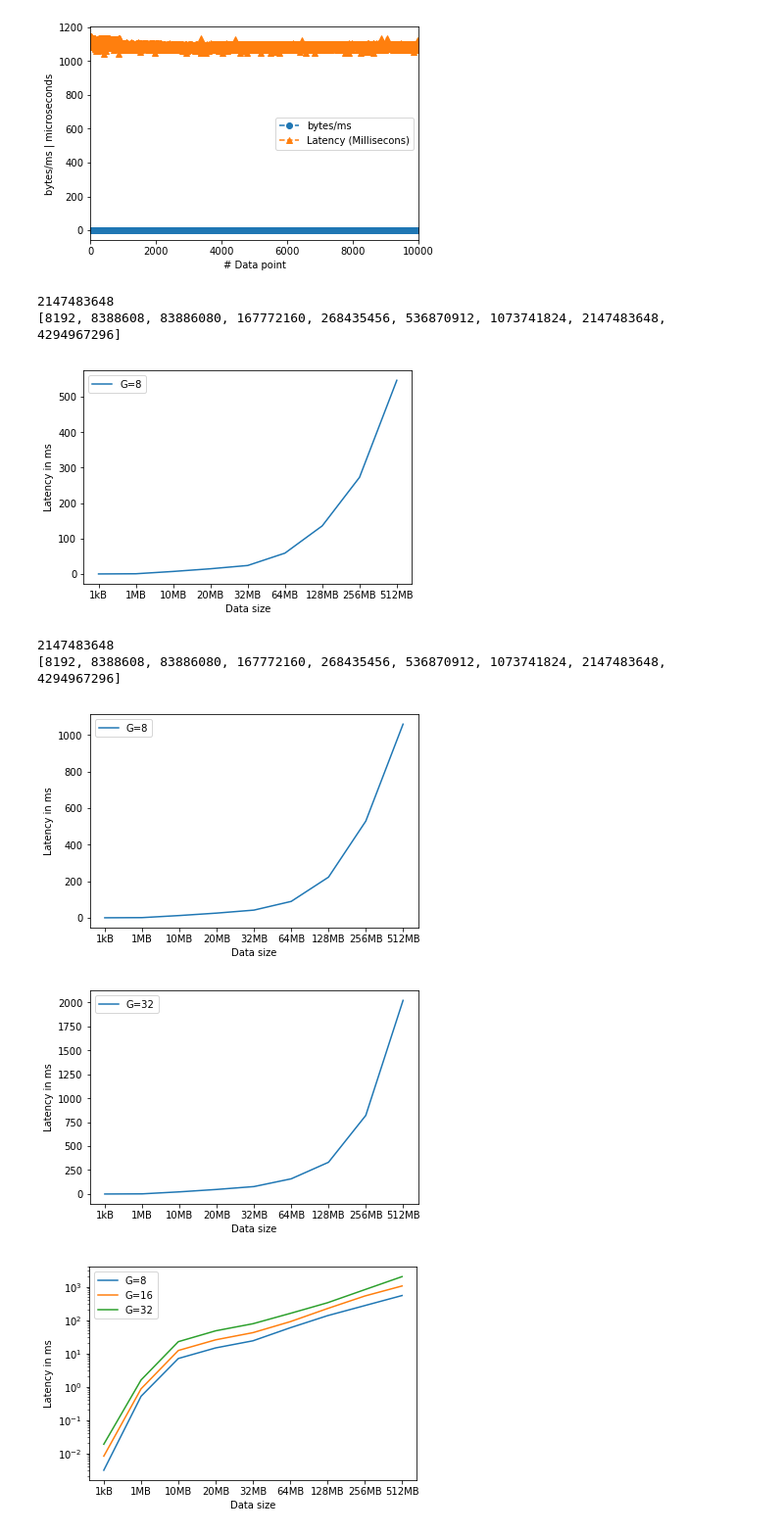
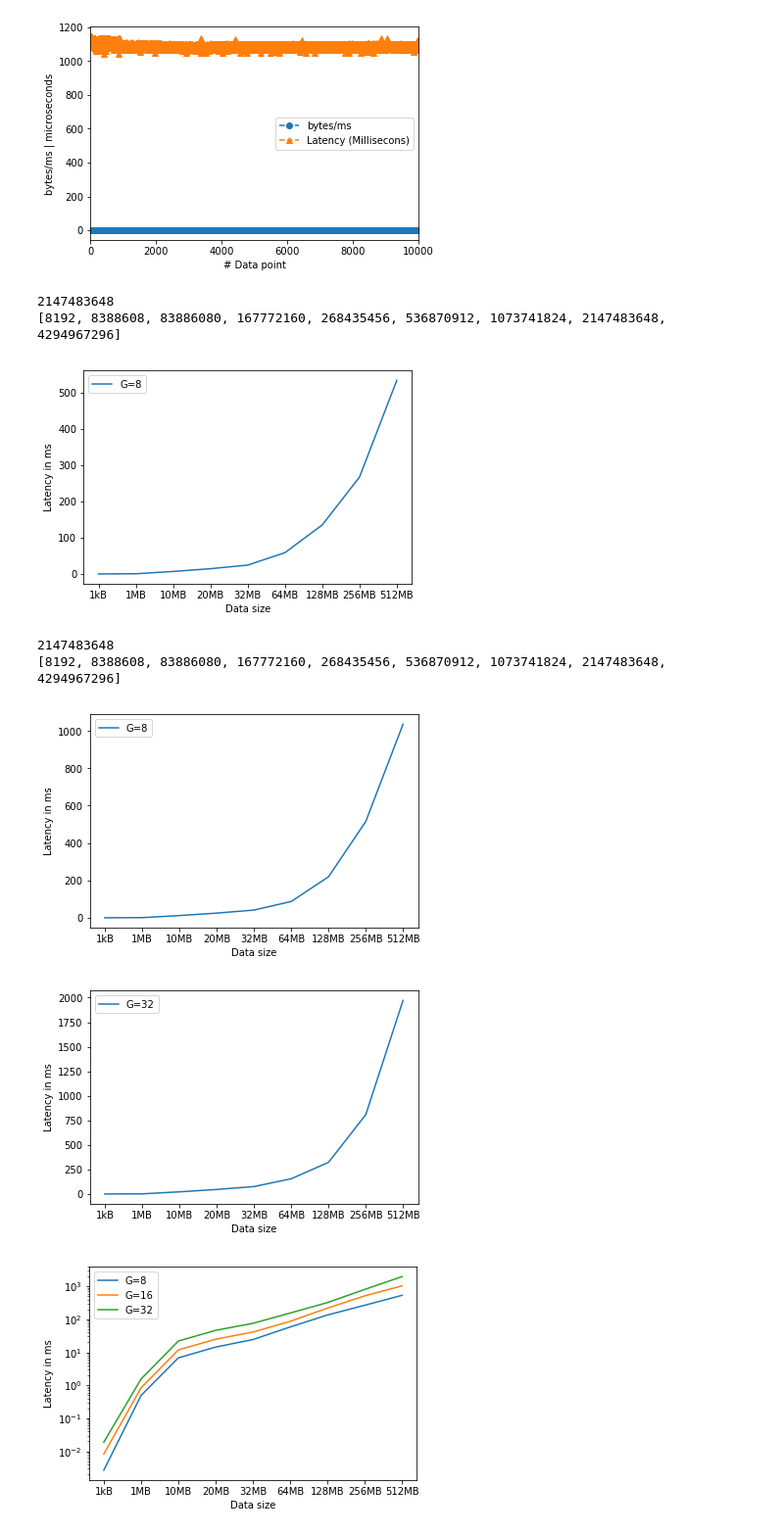
Before and after one commit to looopTools/sw9-source, a Jupyter notebook: RLNC_performance_study.ipynb, the cells around one changed output. Shown at 98% size. Saved outputs shown, nothing was run; the diff lists cells and outputs as text; code cells hidden in the pictures.

```diff
--- a/RLNC_performance_study.ipynb
+++ b/RLNC_performance_study.ipynb
@@ -104,15 +104,15 @@ def get_latency(file_name):
     latency = [entry[6]/1000 for entry in data] # convert to milliseconds
     return np.average(latency)
 
-one_kb = 'results/1510751197_full_vector_encoder_1_0_8_128'
-one_mb = 'results/1510751438_full_vector_encoder_1_0_8_131072'
-ten_mb = 'results/1510752389_full_vector_encoder_1_0_8_1310720'
-twenty_mb = 'results/1510822030_full_vector_encoder_1_0_8_2621440'
-thirdy_two_mb = 'results/1510824925_full_vector_encoder_1_0_8_4194304'
-sixty_four_mb = 'results/1510836357_full_vector_encoder_1_0_8_8388608'
-one_hundre_and_twenty_eight_mb = 'results/1510847597_full_vector_encoder_1_0_8_16777216'
-two_hundre_and_fifty_six_mb = 'results/1510927849_full_vector_encoder_1_0_8_33554432'
-five_hundre_and_twelve_mb = 'results/1510972685_full_vector_encoder_1_0_8_67108864'
+one_kb = 'results/encoder/thousand/1512452623_full_vector_encoder_binary8_0_8_128'
+one_mb = 'results/encoder/thousand/1512452934_full_vector_encoder_binary8_0_8_131072'
+ten_mb = 'results/encoder/thousand/1512453317_full_vector_encoder_binary8_0_8_1310720'
+twenty_mb = 'results/encoder/thousand/1512453778_full_vector_encoder_binary8_0_8_2621440'
+thirdy_two_mb = 'results/encoder/thousand/1512454344_full_vector_encoder_binary8_0_8_4194304'
+sixty_four_mb = 'results/encoder/thousand/1512455182_full_vector_encoder_binary8_0_8_8388608'
+one_hundre_and_twenty_eight_mb = 'results/encoder/thousand/1512456573_full_vector_encoder_binary8_0_8_16777216'
+two_hundre_and_fifty_six_mb = 'results/encoder/thousand/1512459046_full_vector_encoder_binary8_0_8_33554432'
+five_hundre_and_twelve_mb = 'results/encoder/thousand/1512463692_full_vector_encoder_binary8_0_8_67108864'
 
 latencies = {}
 
@@ -159,7 +159,7 @@ plt.show()
 # %% [output]
 2147483648
 [8192, 8388608, 83886080, 167772160, 268435456, 536870912, 1073741824, 2147483648, 4294967296]
-[figure, old version]
+[figure, new version]
 # %%
 ## Generation Size: 16
 ## Full Vector - latency
@@ -200,15 +200,15 @@ def get_latency(file_name):
     latency = [entry[6]/1000 for entry in data] # convert to milliseconds
     return np.average(latency)
 
-five_hundre_and_twelve_mb = 'results/1511427894_full_vector_encoder_1_0_16_33554432'
-two_hundre_and_fifty_six_mb = 'results/1511454980_full_vector_encoder_1_0_16_16777216'
-one_hundre_and_twenty_eight_mb = 'results/1511470001_full_vector_encoder_1_0_16_8388608'
-sixty_four_mb = 'results/1511479334_full_vector_encoder_1_0_16_4194304'
-thirdy_two_mb = 'results/1511516065_full_vector_encoder_1_0_16_2097152'
-twenty_mb = 'results/1511524913_full_vector_encoder_1_0_16_1310720'
-ten_mb = 'results/1511529363_full_vector_encoder_1_0_16_655360'
-one_mb = 'results/1511534339_full_vector_encoder_1_0_16_65536'
-one_kb = 'results/1511534688_full_vector_encoder_1_0_16_64'
+five_hundre_and_twelve_mb = 'results/encoder/thousand/1512475943_full_vector_encoder_binary8_0_16_33554432'
+two_hundre_and_fifty_six_mb = 'results/encoder/thousand/1512470804_full_vector_encoder_binary8_0_16_16777216'
+one_hundre_and_twenty_eight_mb = 'results/encoder/thousand/1512468085_full_vector_encoder_binary8_0_16_8388608'
+sixty_four_mb = 'results/encoder/thousand/1512466613_full_vector_encoder_binary8_0_16_4194304'
+thirdy_two_mb = 'results/encoder/thousand/1512465749_full_vector_encoder_binary8_0_16_2097152'
+twenty_mb = 'results/encoder/thousand/1512465168_full_vector_encoder_binary8_0_16_1310720'
+ten_mb = 'results/encoder/thousand/1512464696_full_vector_encoder_binary8_0_16_655360'
+one_mb = 'results/encoder/thousand/1512464308_full_vector_encoder_binary8_0_16_65536'
+one_kb = 'results/encoder/thousand/1512463997_full_vector_encoder_binary8_0_16_64'
 
 latencies = {}
 
@@ -247,7 +247,7 @@ plt.xticks(data_size, my_xticks)
 
 plt.plot(data_size, latency)
 #plt.plot(data_size, theory)
-plt.legend(['G=8', 'G=8(T)'])
+plt.legend(['G=16', 'G=16(T)'])
 plt.ylabel('Latency in ms')
 plt.xlabel('Data size')
 fig.savefig('results/graphs/full_vector_gen_16.eps')
@@ -255,7 +255,7 @@ plt.show()
 # %% [output]
 2147483648
 [8192, 8388608, 83886080, 167772160, 268435456, 536870912, 1073741824, 2147483648, 4294967296]
-[figure, old version]
+[figure, new version]
 # %%
 ## Generation Size: 32
 ## Full Vector - latency
@@ -284,43 +284,43 @@ def get_latency(file_name):
         data.append(temp)
     latency = [entry[6]/1000 for entry in data] # convert to milliseconds
     return np.average(latency)
 
-one_kb = 'results/1511252697_full_vector_encoder_1_0_32_32'
-one_mb = 'results/1511252611_full_vector_encoder_1_0_32_32768'
-ten_mb = 'results/1511252293_full_vector_encoder_1_0_32_327680'
-twenty_mb = 'results/1511221602_full_vector_encoder_1_0_32_655360'
-thirdy_two_mb = 'results/1511217072_full_vector_encoder_1_0_32_1048576'
-sixty_four_mb = 'results/1511210497_full_vector_encoder_1_0_32_2097152'
-one_hundre_and_twenty_eight_mb = 'results/1511201901_full_vector_encoder_1_0_32_4194304'
-two_hundre_and_fifty_six_mb = 'results/1511187820_full_vector_encoder_1_0_32_8388608'
-five_hundre_and_twelve_mb = 'results/1511156569_full_vector_encoder_1_0_32_16777216'
+one_kb = 'results/encoder/thousand/1512476247_full_vector_encoder_binary8_0_32_32'
+one_mb = 'results/encoder/thousand/1512476560_full_vector_encoder_binary8_0_32_32768'
+ten_mb = 'results/encoder/thousand/1512476958_full_vector_encoder_binary8_0_32_327680'
+twenty_mb = 'results/encoder/thousand/1512477451_full_vector_encoder_binary8_0_32_655360'
+thirdy_two_mb = 'results/encoder/thousand/1512478066_full_vector_encoder_binary8_0_32_1048576'
+sixty_four_mb = 'results/encoder/thousand/1512478997_full_vector_encoder_binary8_0_32_2097152'
+one_hundre_and_twenty_eight_mb = 'results/encoder/thousand/1512480568_full_vector_encoder_binary8_0_32_4194304'
+two_hundre_and_fifty_six_mb = 'results/encoder/thousand/1512483577_full_vector_encoder_binary8_0_32_8388608'
+five_hundre_and_twelve_mb = 'results/encoder/thousand/1512489653_full_vector_encoder_binary8_0_32_16777216'
 
 latencies = {}
 
 latencies[0] = get_latency(one_kb)
 latencies[1] = get_latency(one_mb)
 latencies[2] = get_latency(ten_mb)
 latencies[3] = get_latency(twenty_mb)
 latencies[4] = get_latency(thirdy_two_mb)
 latencies[5] = get_latency(sixty_four_mb)
 latencies[6] = get_latency(one_hundre_and_twenty_eight_mb)
 latencies[7] = get_latency(two_hundre_and_fifty_six_mb)
 latencies[8] = get_latency(five_hundre_and_twelve_mb)
 
 data_size = np.array(latencies.keys())
 latency = np.array(latencies.values())
 pd.DataFrame
 fig = plt.figure()
 my_xticks = ['1kB','1MB','10MB','20MB','32MB','64MB','128MB','256MB','512MB']
 plt.xticks(data_size, my_xticks)
 plt.plot(data_size, latency)
 plt.legend(['G=32'])
 plt.ylabel('Latency in ms')
 plt.xlabel('Data size')
 fig.savefig('results/graphs/full_vector_gen_32.eps')
 plt.show()
 # %% [output]
-[figure, old version]
+[figure, new version]
 # %%
 ## Generation Size: 8,16,32
 ## Full Vector - latency comparison
```
Also changed, not shown: parts of 1 cell of this notebook, 4 other files.
